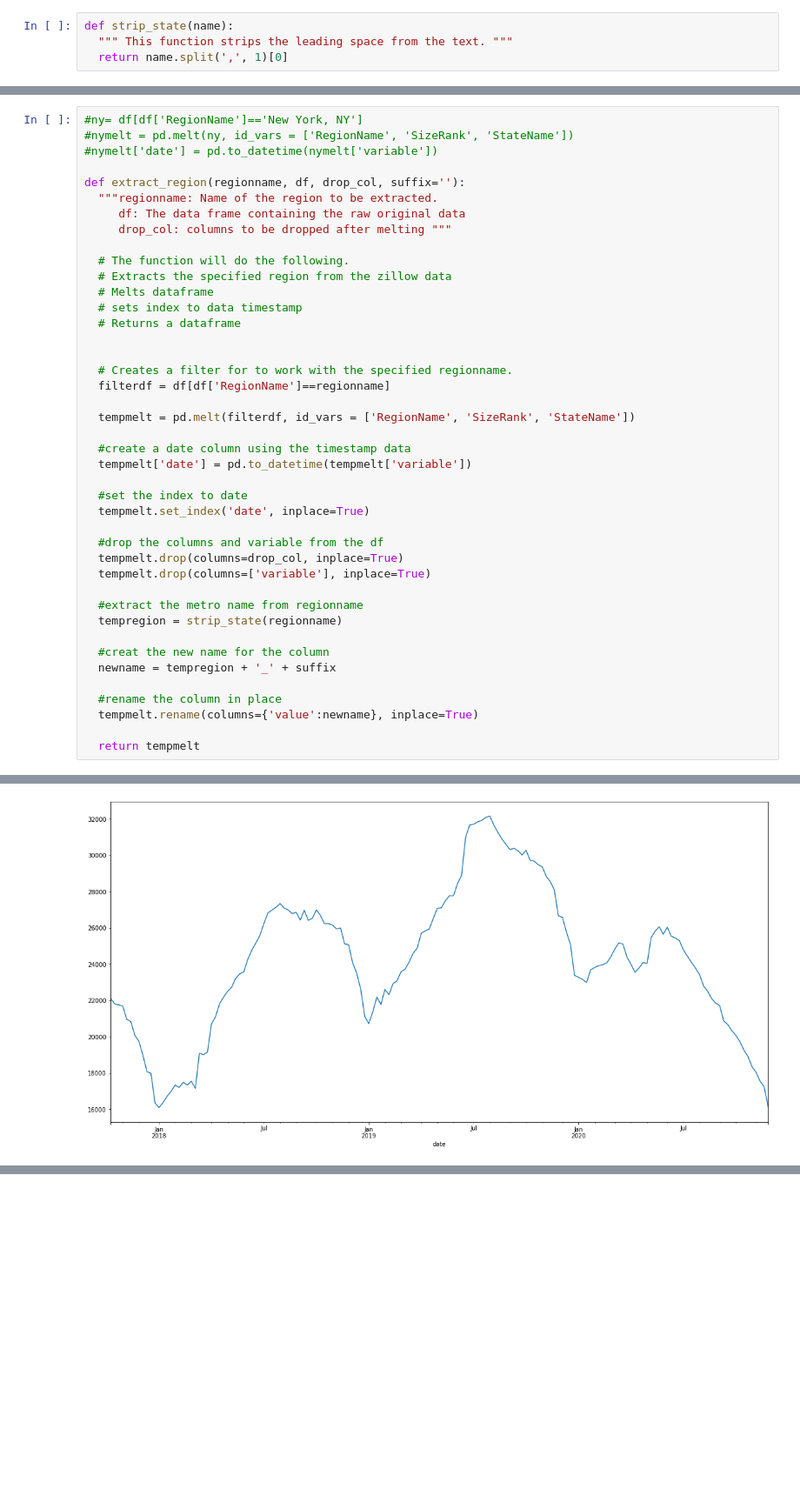
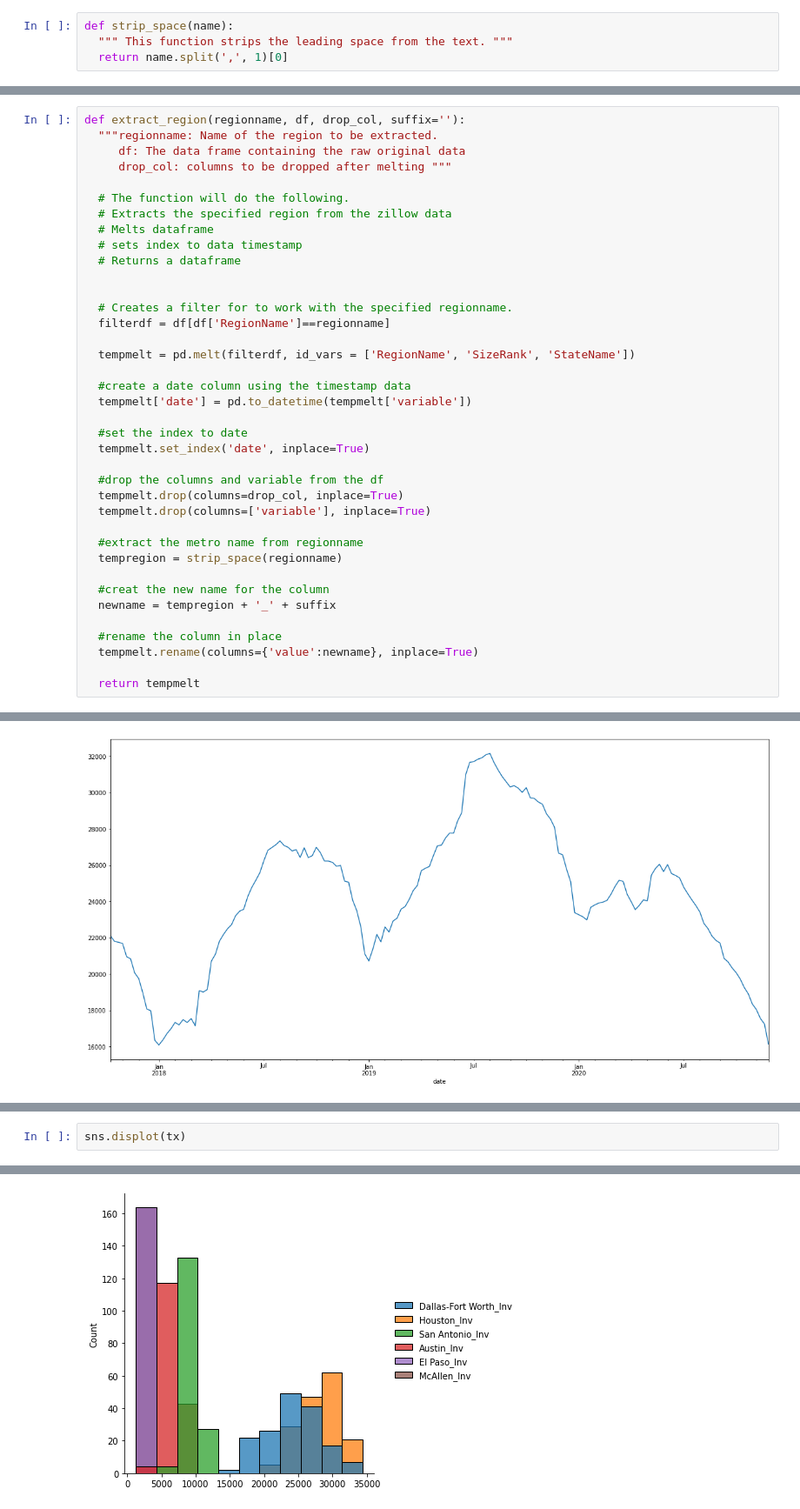
Before and after one commit to ricksolis/zillow-real_estate_data_cleaning, a Jupyter notebook: notebooks/1. Zillow-Inventory Sales -- Cleaning Data.ipynb, the cells around one changed output, grey strips where cells are left out. Shown: that part at 87% size. Saved outputs shown, nothing was run; the diff lists cells and outputs as text; blank space fills up the shorter version.

```diff
--- a/notebooks/1. Zillow-Inventory Sales -- Cleaning Data.ipynb
+++ b/notebooks/1. Zillow-Inventory Sales -- Cleaning Data.ipynb
@@ -163,7 +189,7 @@ region_state
  'Winston-Salem': 'NC',
  'Worcester': 'MA'}
 # %%
-def strip_state(name):
+def strip_space(name):
   """ This function strips the leading space from the text. """
   return name.split(',', 1)[0]
 # %%
@@ -173,10 +199,6 @@ drop_columns = ['RegionName', 'SizeRank', 'StateName']
 df_inv.drop(columns=['RegionID', 'RegionType'], inplace=True)
 df_med.drop(columns=['RegionID', 'RegionType'], inplace=True)
 # %%
-#ny= df[df['RegionName']=='New York, NY']
-#nymelt = pd.melt(ny, id_vars = ['RegionName', 'SizeRank', 'StateName'])
-#nymelt['date'] = pd.to_datetime(nymelt['variable'])
-
 def extract_region(regionname, df, drop_col, suffix=''):
   """regionname: Name of the region to be extracted.
      df: The data frame containing the raw original data
@@ -205,7 +227,7 @@ def extract_region(regionname, df, drop_col, suffix=''):
   tempmelt.drop(columns=['variable'], inplace=True)
 
   #extract the metro name from regionname
-  tempregion = strip_state(regionname)
+  tempregion = strip_space(regionname)
 
   #creat the new name for the column
   newname = tempregion + '_' + suffix
@@ -518,0 +399,3 @@ sfo_inventory.plot(kind='line',  x='week', y='inventory')
+# %%
+sns.displot(tx)
+# %% [output]
@@ -518,0 +403 @@ sfo_inventory.plot(kind='line',  x='week', y='inventory')
+[figure, added]
```
Also changed, not shown: parts of 45 cells of this notebook.
